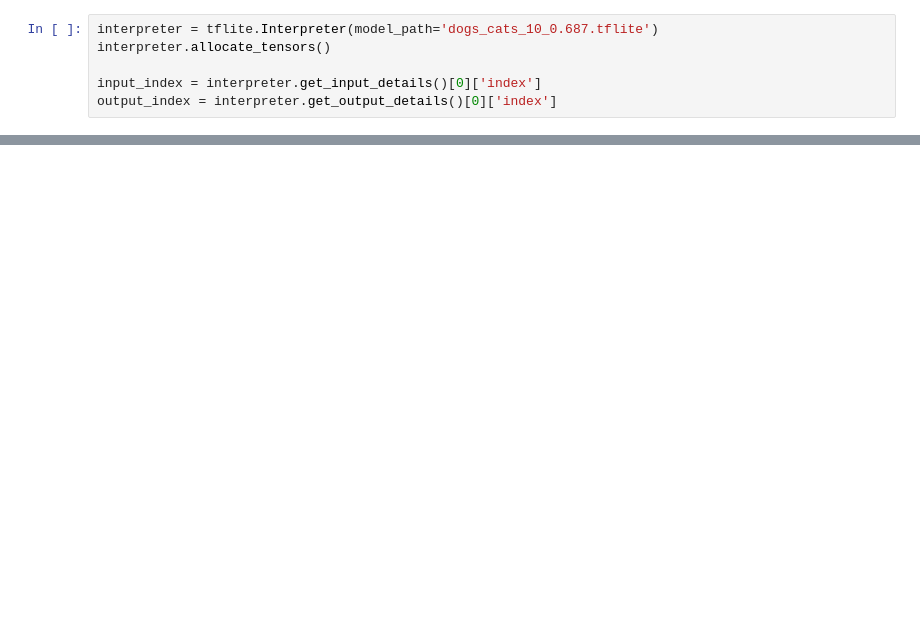
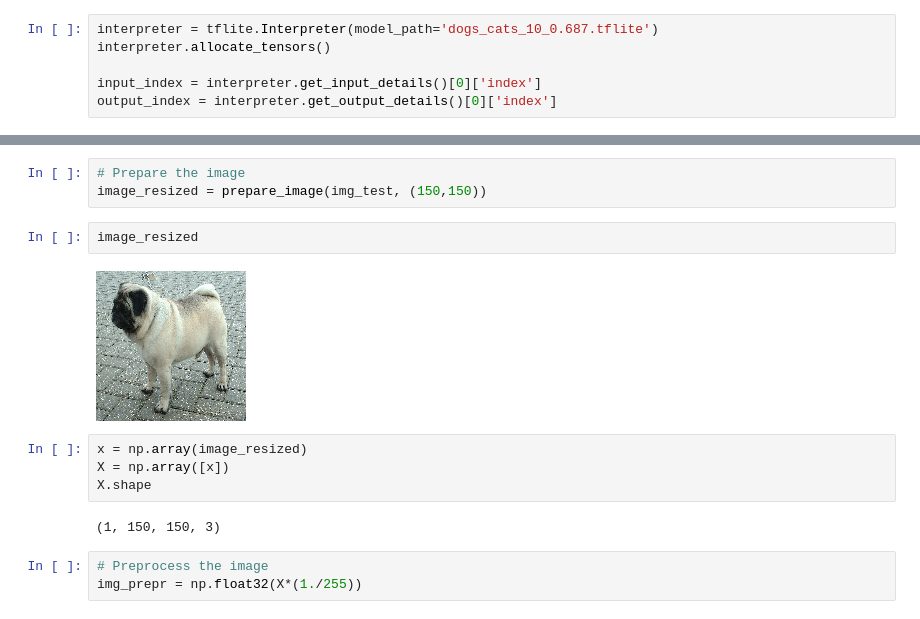
Before and after one commit to sayalaruano/100DaysOfMLCode, a Jupyter notebook: Serverless_Deep_Learning/Homework_ml-zoomcamp_twelfth_week/Homework_ml-zoomcamp_twelfth_week.ipynb, the cells around one changed output, grey strips where cells are left out. Drawn from its saved outputs; the diff is of its cells as text; blank space fills up the shorter version.

```diff
--- a/Serverless_Deep_Learning/Homework_ml-zoomcamp_twelfth_week/Homework_ml-zoomcamp_twelfth_week.ipynb
+++ b/Serverless_Deep_Learning/Homework_ml-zoomcamp_twelfth_week/Homework_ml-zoomcamp_twelfth_week.ipynb
@@ -96,0 +200,16 @@ output_index = interpreter.get_output_details()[0]['index']
+# %%
+# Prepare the image
+image_resized = prepare_image(img_test, (150,150))
+# %%
+image_resized
+# %% [output]
+[figure, added]
+# %%
+x = np.array(image_resized)
+X = np.array([x])
+X.shape
+# %% [output]
+(1, 150, 150, 3)
+# %%
+# Preprocess the image
+img_prepr = np.float32(X*(1./255))
```
Also changed, not shown: parts of 40 cells of this notebook, 7 other files.
